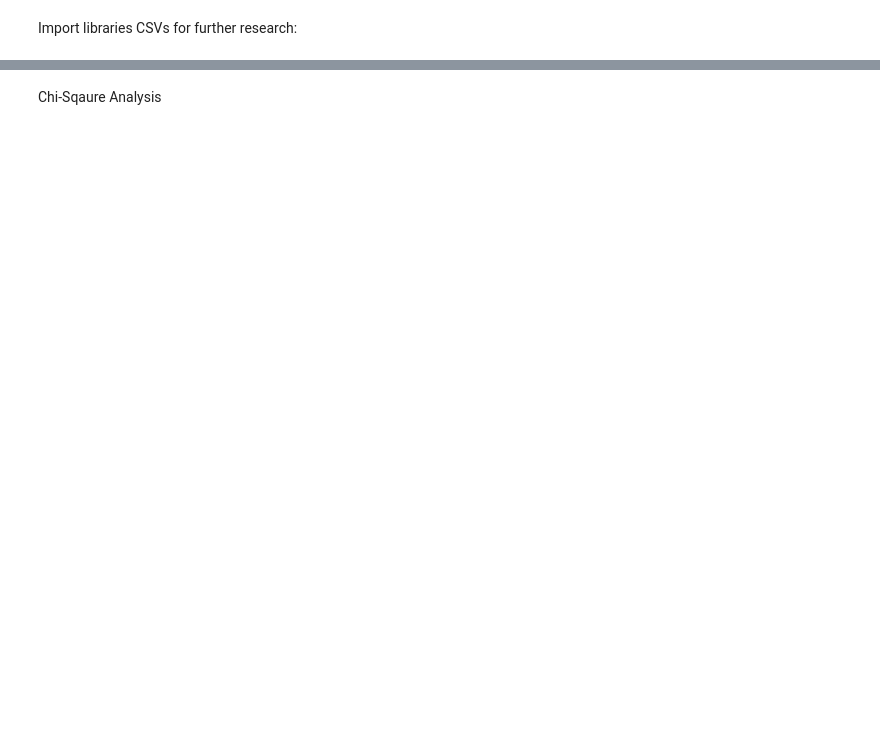
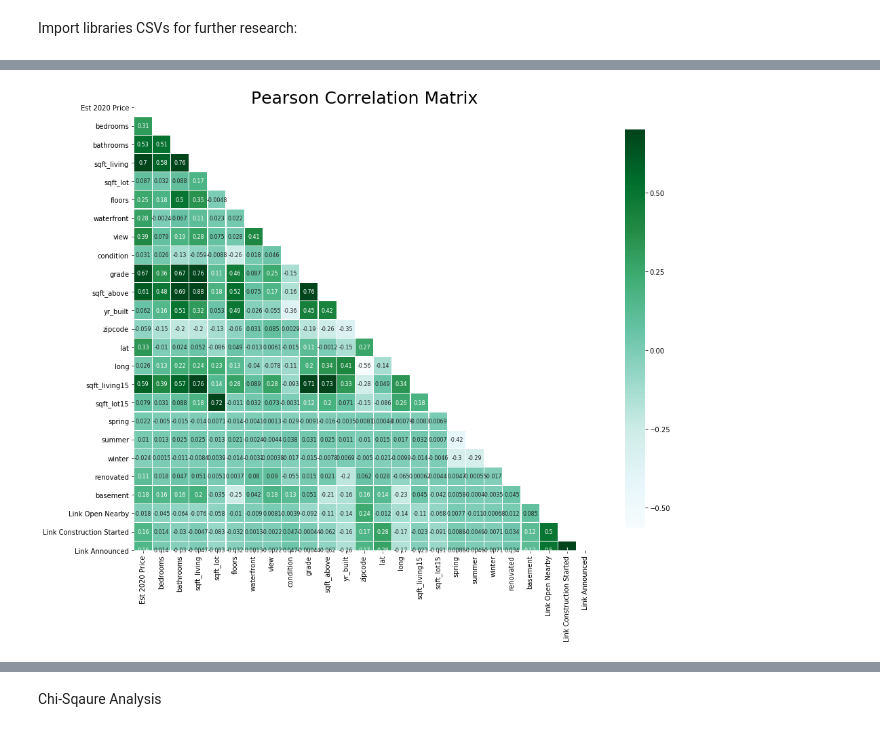
Before and after one commit to drdavis043/dsc-mod-2-project-v2-1-onl01-dtsc-pt-052620, a Jupyter notebook: Data Cleaning.ipynb, the cells around one changed output, grey strips where cells are left out. Saved outputs shown, nothing was run; the diff lists cells and outputs as text; code cells hidden in the pictures; blank space fills up the shorter version.

```diff
--- a/Data Cleaning.ipynb
+++ b/Data Cleaning.ipynb
@@ -94,0 +197,11 @@ df_2015.head()
+# %%
+# merge with Link data
+df_with_Link = pd.merge(df_2015, df_link, left_on ='zipcode', right_on = 'Zip Code', how='left')
+
+#fill NaN values
+df_with_Link['Link Open Nearby'].fillna(value=0, inplace=True)
+df_with_Link['Link Construction Started'].fillna(value=0, inplace=True)
+df_with_Link['Link Announced'].fillna(value=0, inplace=True)
+
+print('New DataFrame Shape with Link Data:', df_with_Link.shape)
+df_with_Link.head()
@@ -94,0 +217,5 @@ df_2015.head()
+# %%
+# merge all data
+df_2019 = pd.merge(df_with_Link, df_increase, left_on ='zipcode', right_on = 'Zip Code', how='left')
+print('New DataFrame Shape with Link and Price Increase:', df_2019.shape)
+df_2019.head()
@@ -94,0 +236,8 @@ df_2015.head()
+# %%
+# drop columns that were used in transformation
+df_2019 = df_2019.drop(['id','date','month','season','sqft_basement','yr_renovated'], axis = 1)
+
+# drop redundant columns that were generated because of table merges
+df_2019 = df_2019.drop(['Zip Code_x','Zip Code_y'], axis = 1)
+
+df_2019.head()
@@ -94,0 +295,2 @@ df_2015.head()
+# %%
+df_2019['Est 2020 Price'] = (df_2019['price']*df_2019['Price Increase Multiplier']).round(-3)
@@ -94,0 +323,17 @@ df_2015.head()
+# %%
+features = ['Est 2020 Price', 'bedrooms', 'bathrooms', 'sqft_living', 'sqft_lot', 'floors',
+       'waterfront', 'view', 'condition', 'grade', 'sqft_above', 'yr_built',
+       'zipcode', 'lat', 'long', 'sqft_living15', 'sqft_lot15',
+       'spring', 'summer', 'winter', 'renovated', 'basement',
+       'Link Open Nearby', 'Link Construction Started', 'Link Announced']
+
+mask = np.zeros_like(df_2019[features].corr(), dtype=np.bool)
+mask[np.triu_indices_from(mask)] = True
+
+f, ax = plt.subplots(figsize=(16, 12))
+plt.title('Pearson Correlation Matrix',fontsize=25)
+
+sns.heatmap(df_2019[features].corr(),linewidths=0.25,vmax=0.7,square=True,cmap="BuGn", #"BuGn_r" to reverse
+            linecolor='w',annot=True,annot_kws={"size":8},mask=mask,cbar_kws={"shrink": .9});
+# %% [output]
+[figure, added]
```
Also changed, not shown: parts of 49 cells of this notebook.
